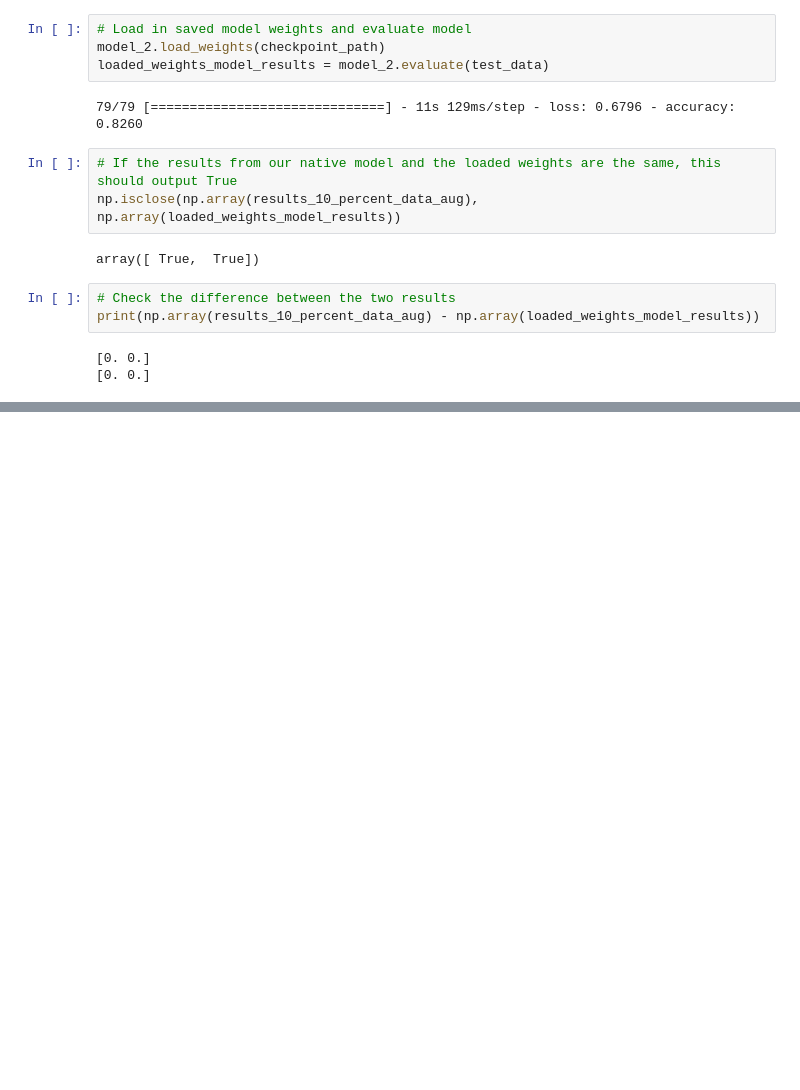
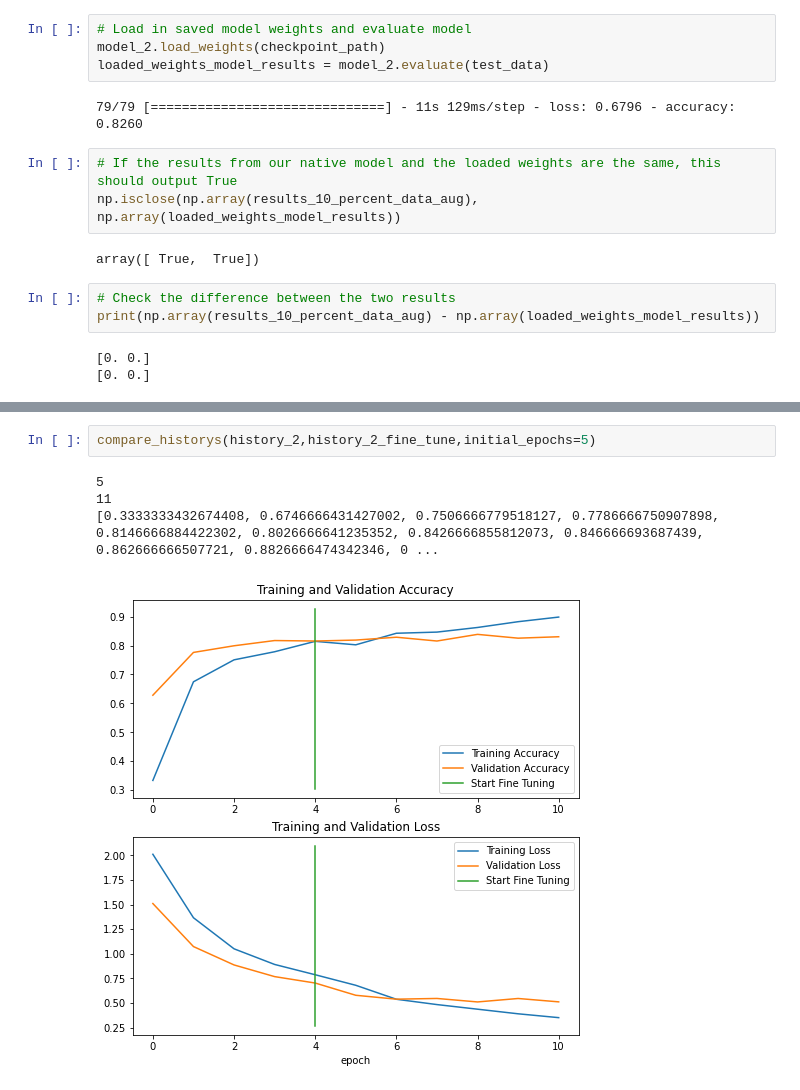
Before and after one commit to helloitsdaksh/Tensorflow_colab, a Jupyter notebook: 05_transfer_learning_in_tensorflow_part_2_fine_tuning.ipynb, the cells around one changed output, grey strips where cells are left out. Cells and saved outputs as stored; diff of their text form; blank space fills up the shorter version.

```diff
--- a/05_transfer_learning_in_tensorflow_part_2_fine_tuning.ipynb
+++ b/05_transfer_learning_in_tensorflow_part_2_fine_tuning.ipynb
@@ -801,0 +998,7 @@ import tensorflow as tf
+# %%
+compare_historys(history_2,history_2_fine_tune,initial_epochs=5)
+# %% [output]
+5
+11
+[0.3333333432674408, 0.6746666431427002, 0.7506666779518127, 0.7786666750907898, 0.8146666884422302, 0.8026666641235352, 0.8426666855812073, 0.846666693687439, 0.862666666507721, 0.8826666474342346, 0 ...
+[figure, added]
```
Also changed, not shown: parts of 36 cells of this notebook.
